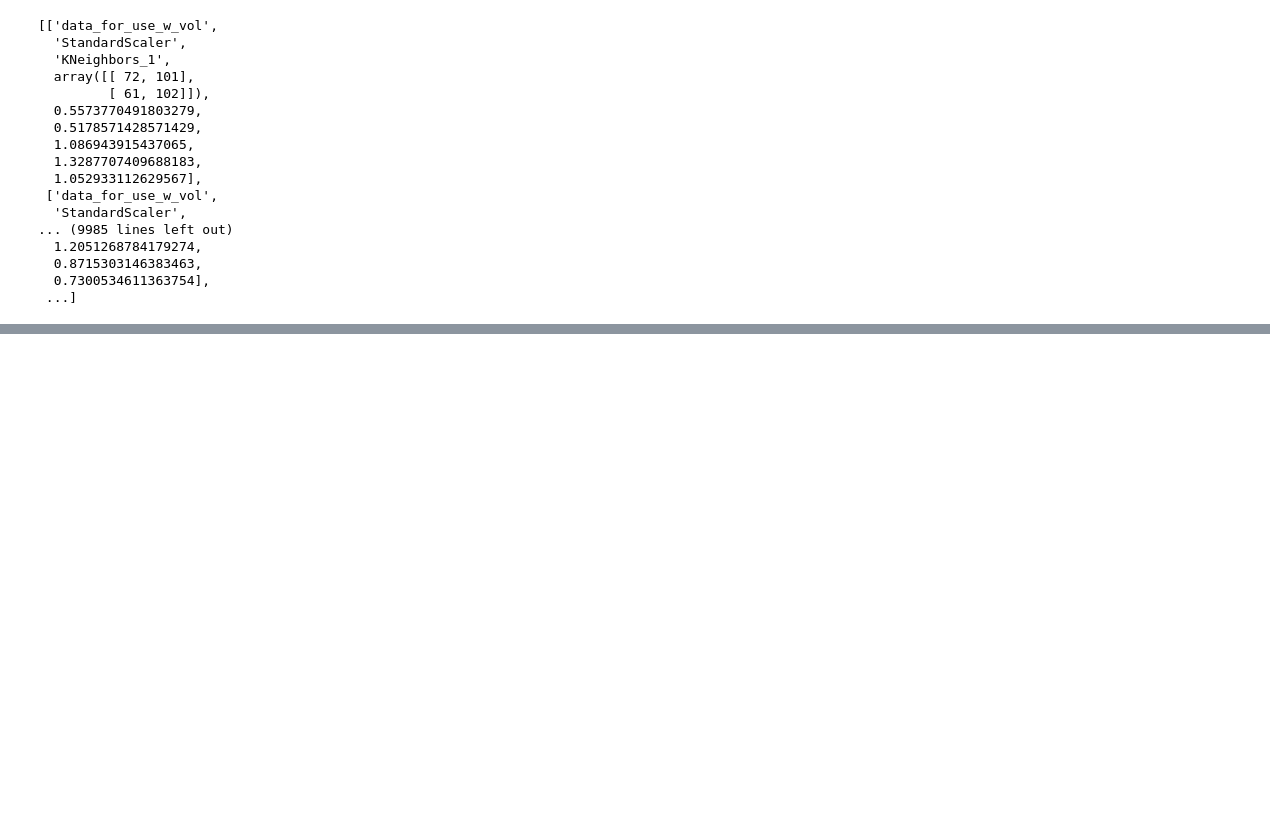
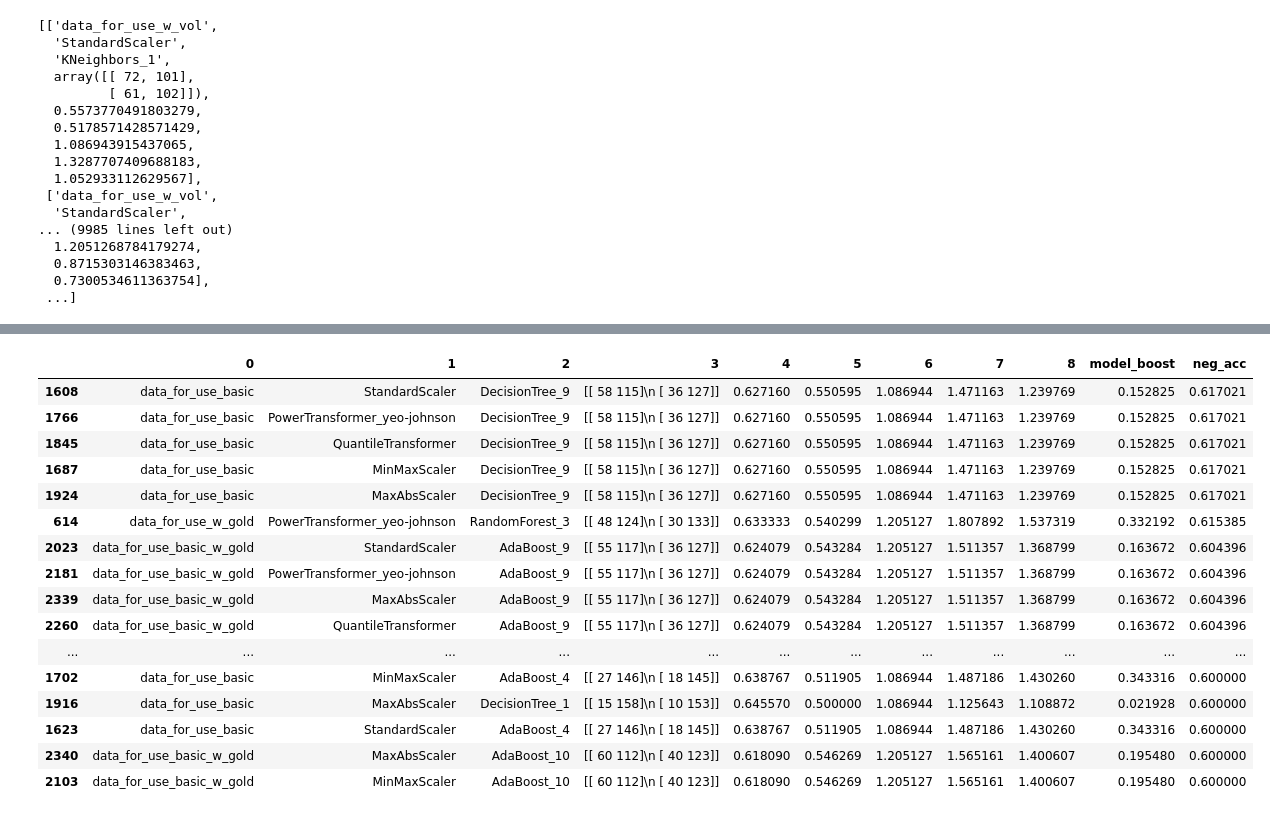
Before and after one commit to jquibla/Crypto_Predictor, a Jupyter notebook: Prueba_bucle.ipynb, the cells around one changed output, grey strips where cells are left out. Cells and saved outputs as stored; diff of their text form; code cells hidden in the pictures; blank space fills up the shorter version.

```diff
--- a/Prueba_bucle.ipynb
+++ b/Prueba_bucle.ipynb
@@ -312,0 +313,20 @@ back_test_models
+# %%
+resulados_df.sort_values(by='neg_acc', axis=0, ascending=False).head(20)
+# %% [output]
+|  | 0 | 1 | 2 | 3 | 4 | 5 | 6 | 7 | 8 | model_boost | neg_acc |
+| 1608 | data_for_use_basic | StandardScaler | DecisionTree_9 | [[ 58 115]\n [ 36 127]] | 0.627160 | 0.550595 | 1.086944 | 1.471163 | 1.239769 | 0.152825 | 0.617021 |
+| 1766 | data_for_use_basic | PowerTransformer_yeo-johnson | DecisionTree_9 | [[ 58 115]\n [ 36 127]] | 0.627160 | 0.550595 | 1.086944 | 1.471163 | 1.239769 | 0.152825 | 0.617021 |
+| 1845 | data_for_use_basic | QuantileTransformer | DecisionTree_9 | [[ 58 115]\n [ 36 127]] | 0.627160 | 0.550595 | 1.086944 | 1.471163 | 1.239769 | 0.152825 | 0.617021 |
+| 1687 | data_for_use_basic | MinMaxScaler | DecisionTree_9 | [[ 58 115]\n [ 36 127]] | 0.627160 | 0.550595 | 1.086944 | 1.471163 | 1.239769 | 0.152825 | 0.617021 |
+| 1924 | data_for_use_basic | MaxAbsScaler | DecisionTree_9 | [[ 58 115]\n [ 36 127]] | 0.627160 | 0.550595 | 1.086944 | 1.471163 | 1.239769 | 0.152825 | 0.617021 |
+| 614 | data_for_use_w_gold | PowerTransformer_yeo-johnson | RandomForest_3 | [[ 48 124]\n [ 30 133]] | 0.633333 | 0.540299 | 1.205127 | 1.807892 | 1.537319 | 0.332192 | 0.615385 |
+| 2023 | data_for_use_basic_w_gold | StandardScaler | AdaBoost_9 | [[ 55 117]\n [ 36 127]] | 0.624079 | 0.543284 | 1.205127 | 1.511357 | 1.368799 | 0.163672 | 0.604396 |
+| 2181 | data_for_use_basic_w_gold | PowerTransformer_yeo-johnson | AdaBoost_9 | [[ 55 117]\n [ 36 127]] | 0.624079 | 0.543284 | 1.205127 | 1.511357 | 1.368799 | 0.163672 | 0.604396 |
+| 2339 | data_for_use_basic_w_gold | MaxAbsScaler | AdaBoost_9 | [[ 55 117]\n [ 36 127]] | 0.624079 | 0.543284 | 1.205127 | 1.511357 | 1.368799 | 0.163672 | 0.604396 |
+| 2260 | data_for_use_basic_w_gold | QuantileTransformer | AdaBoost_9 | [[ 55 117]\n [ 36 127]] | 0.624079 | 0.543284 | 1.205127 | 1.511357 | 1.368799 | 0.163672 | 0.604396 |
+| ... | ... | ... | ... | ... | ... | ... | ... | ... | ... | ... | ... |
+| 1702 | data_for_use_basic | MinMaxScaler | AdaBoost_4 | [[ 27 146]\n [ 18 145]] | 0.638767 | 0.511905 | 1.086944 | 1.487186 | 1.430260 | 0.343316 | 0.600000 |
+| 1916 | data_for_use_basic | MaxAbsScaler | DecisionTree_1 | [[ 15 158]\n [ 10 153]] | 0.645570 | 0.500000 | 1.086944 | 1.125643 | 1.108872 | 0.021928 | 0.600000 |
+| 1623 | data_for_use_basic | StandardScaler | AdaBoost_4 | [[ 27 146]\n [ 18 145]] | 0.638767 | 0.511905 | 1.086944 | 1.487186 | 1.430260 | 0.343316 | 0.600000 |
+| 2340 | data_for_use_basic_w_gold | MaxAbsScaler | AdaBoost_10 | [[ 60 112]\n [ 40 123]] | 0.618090 | 0.546269 | 1.205127 | 1.565161 | 1.400607 | 0.195480 | 0.600000 |
+| 2103 | data_for_use_basic_w_gold | MinMaxScaler | AdaBoost_10 | [[ 60 112]\n [ 40 123]] | 0.618090 | 0.546269 | 1.205127 | 1.565161 | 1.400607 | 0.195480 | 0.600000 |
```
Also changed, not shown: parts of 16 cells of this notebook.
